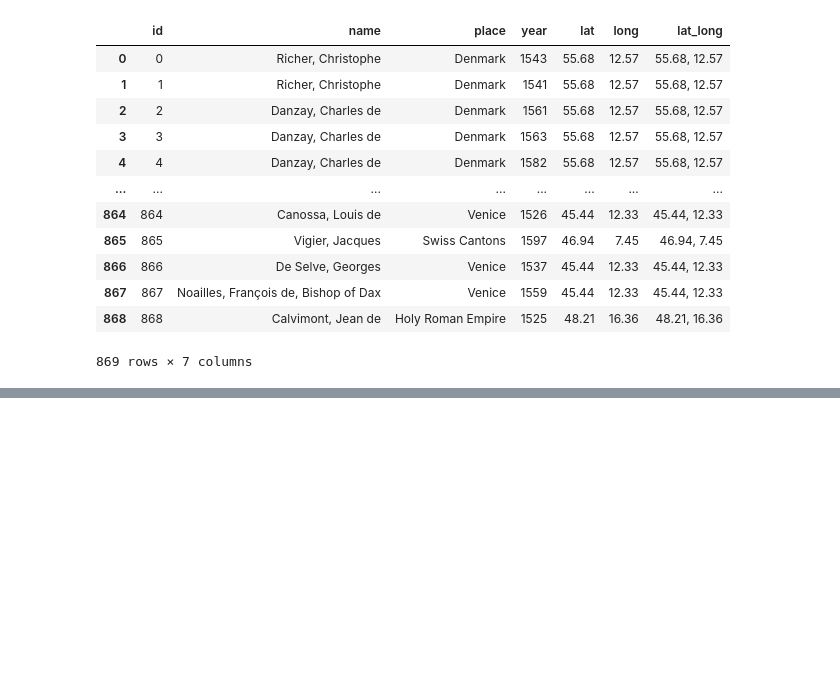
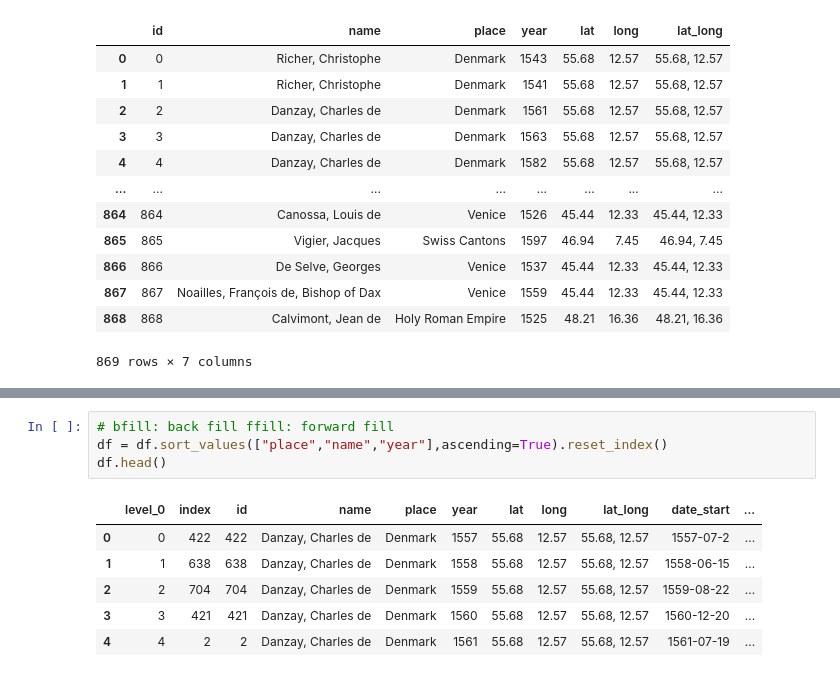
Before and after one commit to darlenerecinos/classwork, a Jupyter notebook: w6.1-df-advanced.ipynb, the cells around one changed output, grey strips where cells are left out. Cells and saved outputs as stored; diff of their text form; blank space fills up the shorter version.

```diff
--- a/w6.1-df-advanced.ipynb
+++ b/w6.1-df-advanced.ipynb
@@ -85,0 +86,11 @@ df.head()
+# %%
+# bfill: back fill ffill: forward fill
+df = df.sort_values(["place","name","year"],ascending=True).reset_index()
+df.head()
+# %% [output]
+|  | level_0 | index | id | name | place | year | lat | long | lat_long | date_start | ... |
+| 0 | 0 | 422 | 422 | Danzay, Charles de | Denmark | 1557 | 55.68 | 12.57 | 55.68, 12.57 | 1557-07-2 | ... |
+| 1 | 1 | 638 | 638 | Danzay, Charles de | Denmark | 1558 | 55.68 | 12.57 | 55.68, 12.57 | 1558-06-15 | ... |
+| 2 | 2 | 704 | 704 | Danzay, Charles de | Denmark | 1559 | 55.68 | 12.57 | 55.68, 12.57 | 1559-08-22 | ... |
+| 3 | 3 | 421 | 421 | Danzay, Charles de | Denmark | 1560 | 55.68 | 12.57 | 55.68, 12.57 | 1560-12-20 | ... |
+| 4 | 4 | 2 | 2 | Danzay, Charles de | Denmark | 1561 | 55.68 | 12.57 | 55.68, 12.57 | 1561-07-19 | ... |
```
Also changed, not shown: parts of 6 cells of this notebook, 4 other files.
